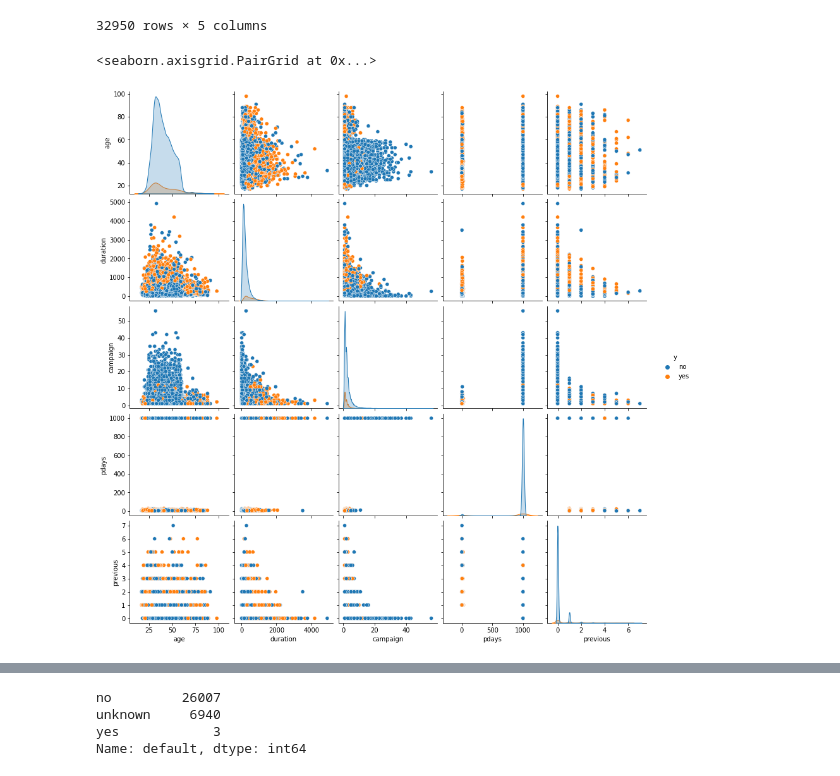
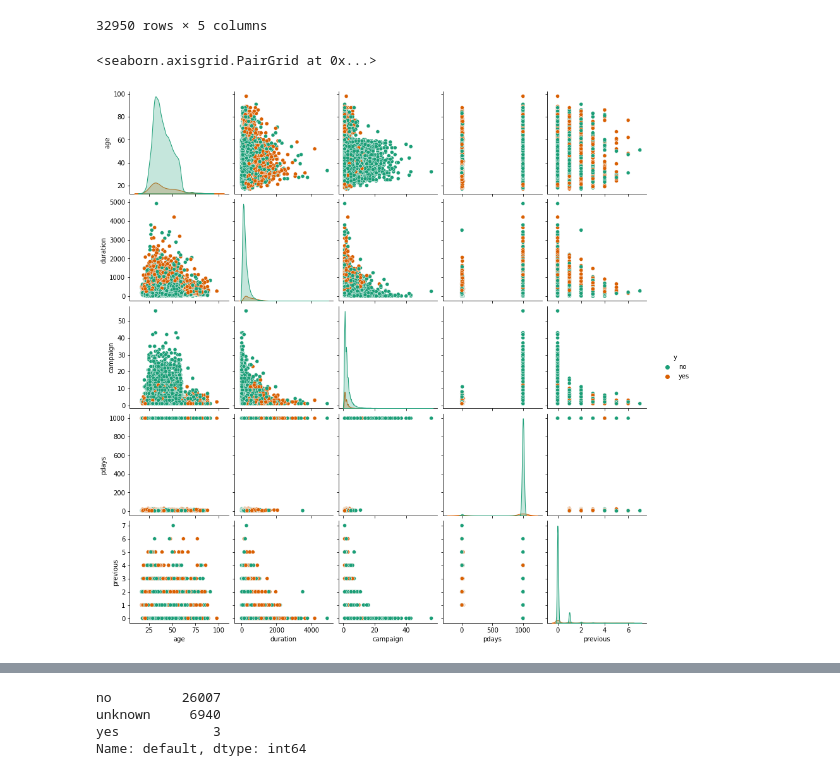
Before and after one commit to VenkataPrasad97/Practice, a Jupyter notebook: Daily_practice/acc-90-4.ipynb, the cells around one changed output, grey strips where cells are left out. Drawn from its saved outputs; the diff is of its cells as text; code cells hidden in the pictures.

```diff
--- a/Daily_practice/acc-90-4.ipynb
+++ b/Daily_practice/acc-90-4.ipynb
@@ -139,10 +139,10 @@ Bnk[num_bk]
 i=["y"]
 num_bk=num_bk+i
 # %%
-sns.pairplot(data=Bnk[num_bk],hue='y',diag_kind="kde")
+sns.pairplot(data=Bnk[num_bk],diag_kind="kde",hue='y',palette='Dark2')
 # %% [output]
 <seaborn.axisgrid.PairGrid at 0x...>
-[figure, old version]
+[figure, new version]
 # %%
 for i in cat_bk:
     plt.figure(figsize=(20,10))
```
Also changed, not shown: parts of 7 cells of this notebook.
